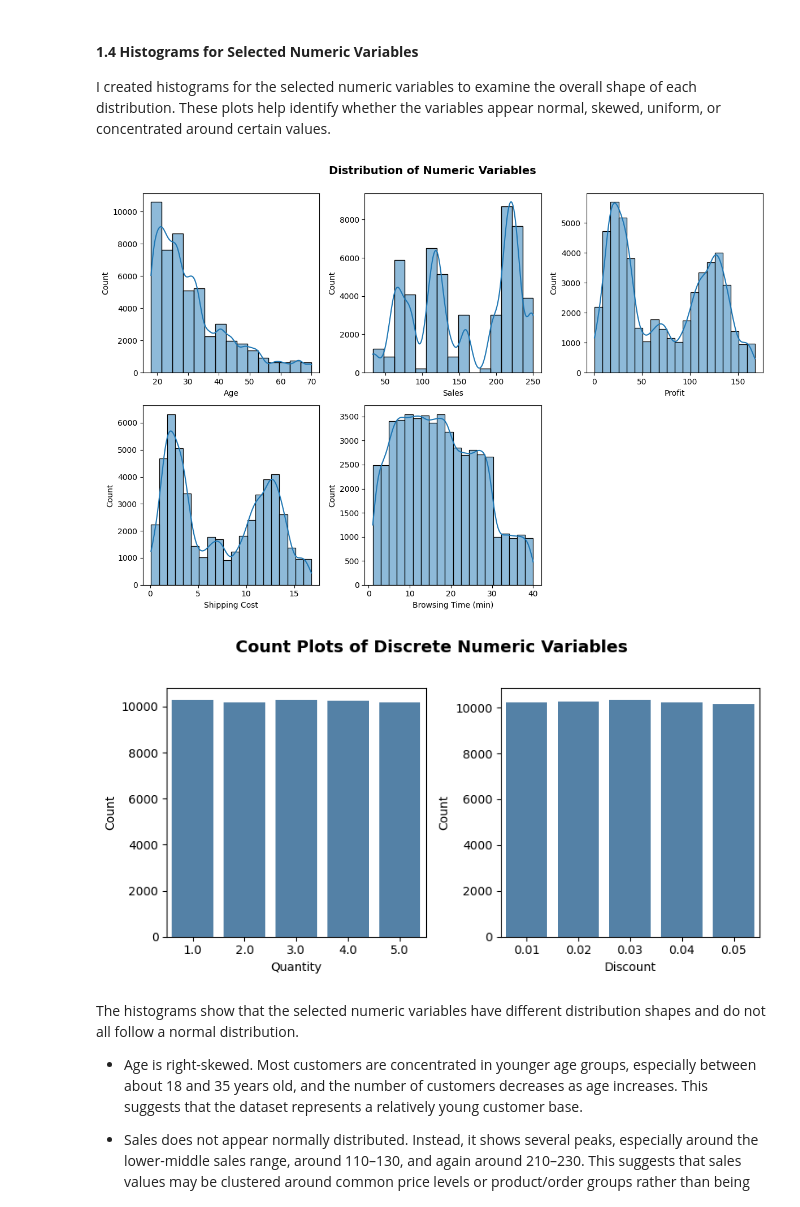
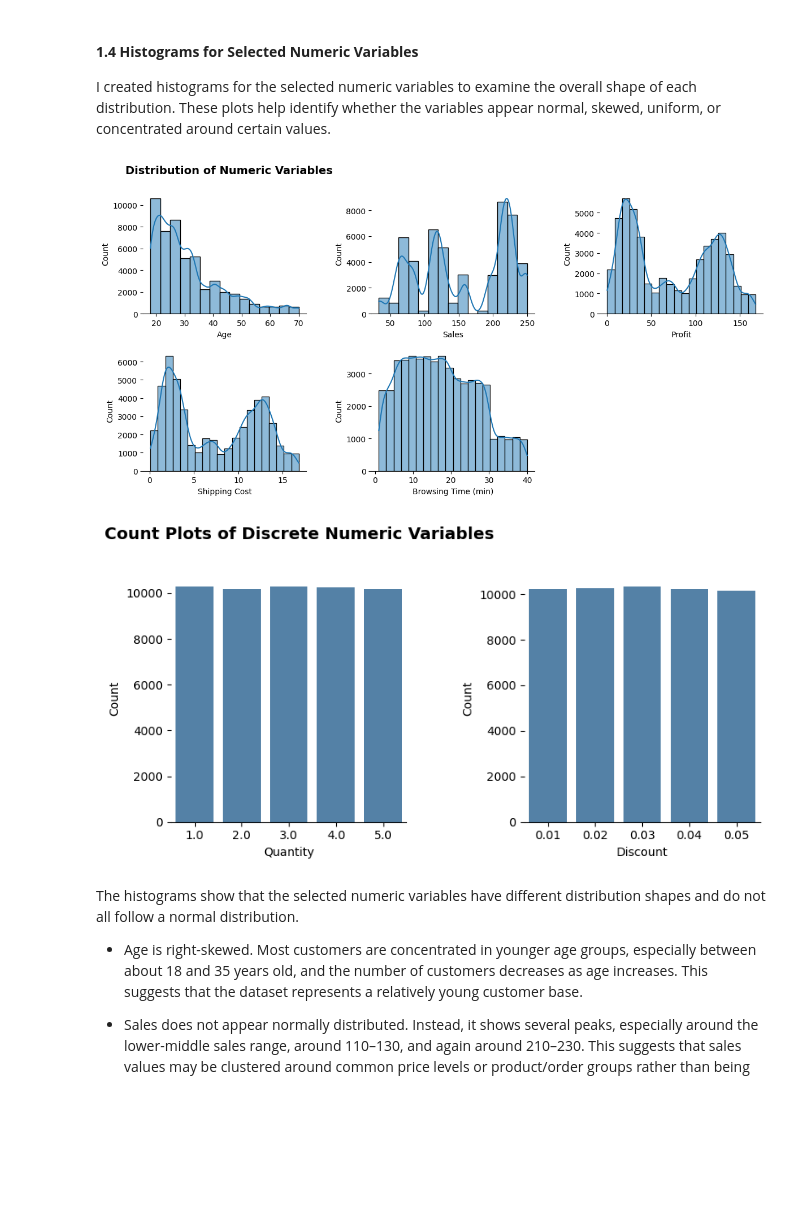
Before and after one commit to Roozbehkhodayari/Module-B-semester-2, a Jupyter notebook: OMDS-ModB2-Week4-Khodayari-Roozbeh.ipynb, the cells around one changed output. Saved outputs shown, nothing was run; the diff lists cells and outputs as text; code cells hidden in the pictures; blank space fills up the shorter version.

Commit message:
The plots was edited

```diff
--- a/OMDS-ModB2-Week4-Khodayari-Roozbeh.ipynb
+++ b/OMDS-ModB2-Week4-Khodayari-Roozbeh.ipynb
@@ -276,26 +276,30 @@ I created histograms for the selected numeric variables to examine the overall s
 # %%
 # Histograms for selected numeric variables
 bin_settings = {"Age": 15,"Sales": 15,"Profit": 20,"Shipping Cost": 20,"Browsing Time (min)": 20}
 cols = 3
 plot_cols = list(bin_settings.keys())
 rows = (len(plot_cols) + cols - 1) // cols
 
-fig, axes = plt.subplots(rows, cols, figsize=(12, 4 * rows))
+fig, axes = plt.subplots(rows, cols, figsize=(12, 3 * rows))
 axes = axes.flatten()
 for i, col in enumerate(plot_cols):
     sns.histplot(data=df_behavior, x=col, bins=bin_settings[col], kde=True, ax=axes[i])
     axes[i].set_xlabel(col)
     axes[i].set_ylabel("Count")
 
+    axes[i].spines["top"].set_visible(False)
+    axes[i].spines["right"].set_visible(False)
+    axes[i].spines["left"].set_visible(False)
 # Remove empty subplots
 for j in range(i + 1, len(axes)):
     fig.delaxes(axes[j])
 
-fig.suptitle("Distribution of Numeric Variables", fontsize=14, fontweight="bold", y=1)
+fig.suptitle("Distribution of Numeric Variables", fontsize=14, fontweight="bold", y=1, x=0.2)
 plt.tight_layout()
+plt.subplots_adjust(wspace=0.4, hspace=0.3)
 plt.show()
 # %% [output]
-[figure, old version]
+[figure, new version]
 # %%
 # countplots for selected numeric variables that are discrete (Quantity and Discount)
 fig, axes = plt.subplots(1, 2, figsize=(8, 4))
@@ -303,16 +307,22 @@ fig, axes = plt.subplots(1, 2, figsize=(8, 4))
 sns.countplot(data=df_behavior, x="Quantity", ax=axes[0], color="steelblue")
 axes[0].set_xlabel("Quantity")
 axes[0].set_ylabel("Count")
-
+axes[0].spines["top"].set_visible(False)
+axes[0].spines["right"].set_visible(False)
+axes[0].spines["left"].set_visible(False)
 sns.countplot(data=df_behavior, x="Discount", ax=axes[1], color="steelblue")
 axes[1].set_xlabel("Discount")
 axes[1].set_ylabel("Count")
+axes[1].spines["top"].set_visible(False)
+axes[1].spines["right"].set_visible(False)
+axes[1].spines["left"].set_visible(False)
 
-fig.suptitle("Count Plots of Discrete Numeric Variables", fontsize=14, fontweight="bold", y=1.02)
+fig.suptitle("Count Plots of Discrete Numeric Variables", fontsize=14, fontweight="bold", y=1.02, x=0.3)
 plt.tight_layout()
+plt.subplots_adjust(wspace=0.5, hspace=0.5)
 plt.show()
 # %% [output]
-[figure, old version]
+[figure, new version]
 # %% [markdown]
 The histograms show that the selected numeric variables have different distribution shapes and do not all follow a normal distribution.
 
```
Also changed, not shown: parts of 29 cells of this notebook.
